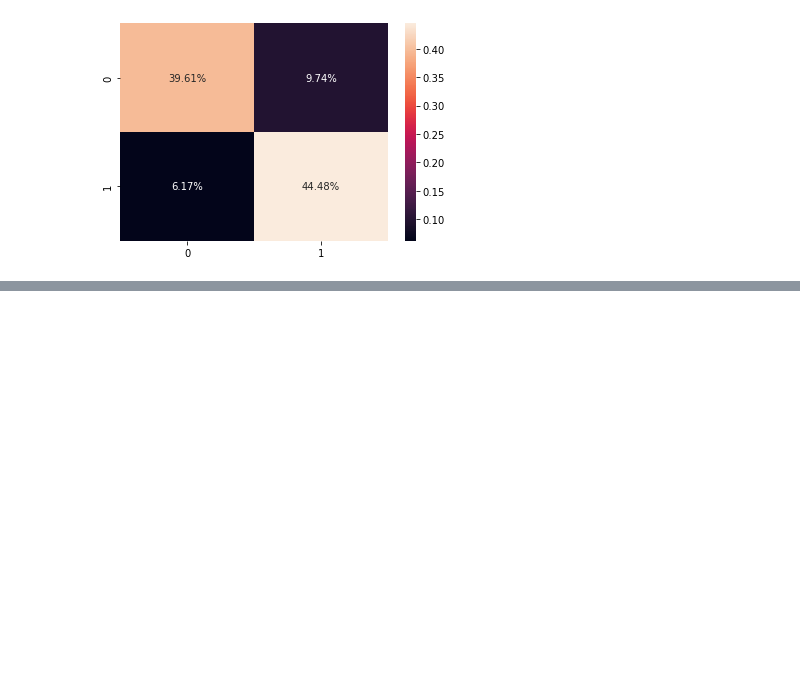
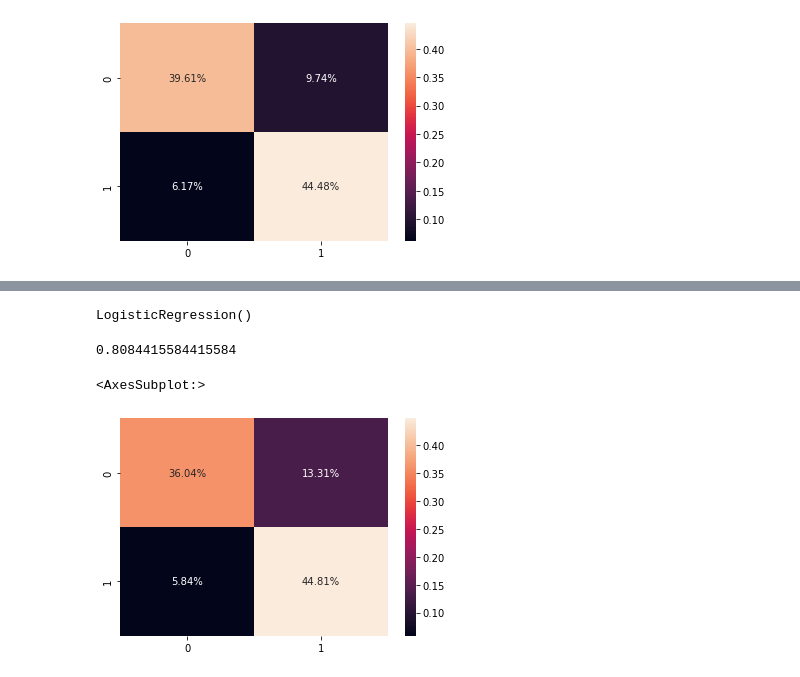
Before and after one commit to JuanFeA98/scikit-learn-professional, a Jupyter notebook: PCA.ipynb, the cells around one changed output, grey strips where cells are left out. Saved outputs shown, nothing was run; the diff lists cells and outputs as text; code cells hidden in the pictures; blank space fills up the shorter version.

Commit message:
Implementando kpca

```diff
--- a/PCA.ipynb
+++ b/PCA.ipynb
@@ -184,0 +201,23 @@ sns.heatmap(cf_matrix/np.sum(cf_matrix), annot=True, fmt='.2%')
+# %%
+# Instanciamos el modelo
+logistic_reg_kpca = LogisticRegression(solver='lbfgs')
+# %%
+# Entrenamos el modelo
+logistic_reg_kpca.fit(X_train_kpca, y_train)
+# %% [output]
+LogisticRegression()
+# %%
+# Evaluamos el score de nuestro modelo
+logistic_reg_kpca.score(X_test_kpca, y_test)
+# %% [output]
+0.8084415584415584
+# %%
+# Predicción del modelo
+y_pred_kpca = logistic_reg_kpca.predict(X_test_kpca)
+# %%
+cf_matrix = confusion_matrix(y_test, y_pred_kpca)
+# %%
+sns.heatmap(cf_matrix/np.sum(cf_matrix), annot=True, fmt='.2%')
+# %% [output]
+<AxesSubplot:>
+[figure, added]
```
Also changed, not shown: parts of 8 cells of this notebook.
